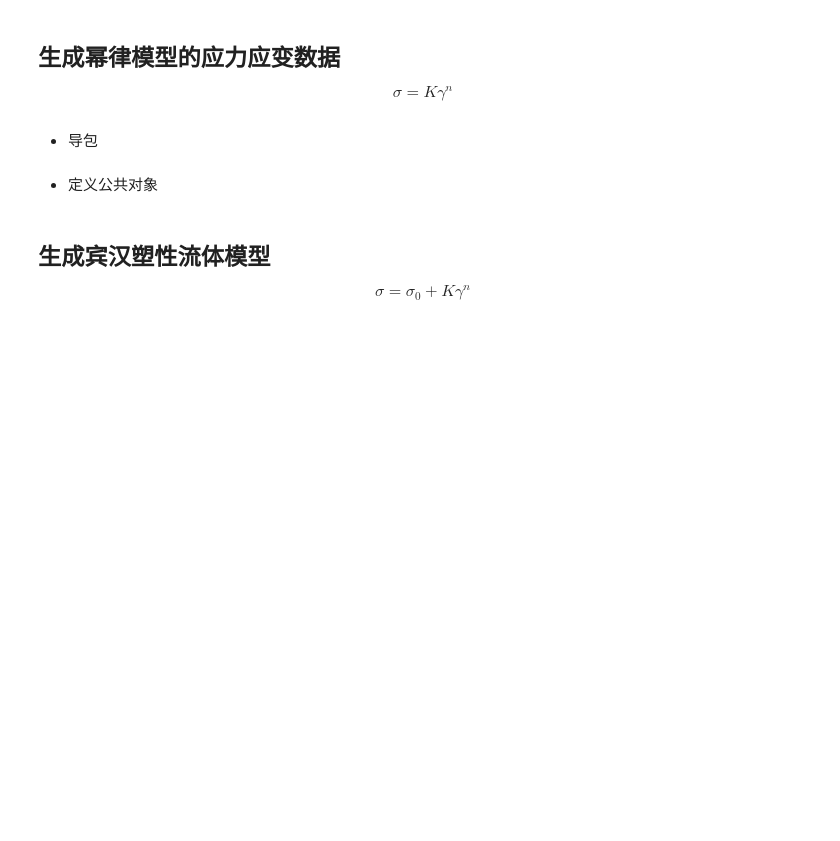
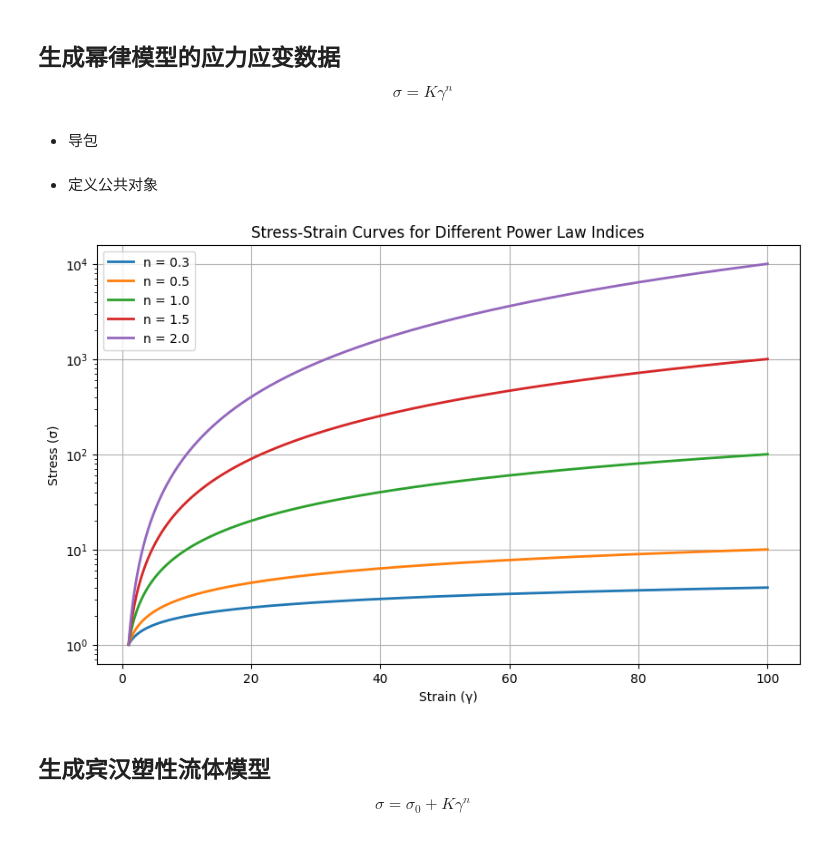
Before and after one commit to xiaolihuamao/Constitutive_Equation, a Jupyter notebook: stress_strain_fitting/data_generator.ipynb, the cells around one changed output. Cells and saved outputs as stored; diff of their text form; code cells hidden in the pictures; blank space fills up the shorter version.

```diff
--- a/stress_strain_fitting/data_generator.ipynb
+++ b/stress_strain_fitting/data_generator.ipynb
@@ -22,37 +22,40 @@ format1 = workbook.add_format({'num_format': '0.000000000000000'})
 # 参数
 K = 1.0  # 材料常数
 n_values = [0.3, 0.5, 1.0, 1.5, 2.0]  # 幂律指数列表
-epsilon_max = 100  # 最大应变
+epsilon_max = 100  # 最大剪切率
 num_points = 10000   # 数据点数量
 
 # 生成应变数据
-epsilon = np.linspace(0, epsilon_max, num_points)
+epsilon = np.linspace(1, epsilon_max, num_points)
 # 获取当前Jupyter Notebook文件的绝对路径
 
 # 绘制应力-应变曲线
 plt.figure(figsize=(10, 6))
 
 for n in n_values:
     # 根据幂律模型生成应力数据
     sigma = K * epsilon**n
     # 创建DataFrame
     data = pd.DataFrame({'Strain (γ)': epsilon, 'Stress (σ)': sigma})
 
     # 将数据写入Excel文件的不同工作簿
     data.to_excel(writer, sheet_name=f'n={n}', index=False, float_format='%.15f')
 
     # 绘制曲线
     plt.plot(epsilon, sigma, label=f'n = {n}', linewidth=2)
 
 # 保存Excel文件
 writer.close()
 
 plt.xlabel('Strain (γ)')
 plt.ylabel('Stress (σ)')
+plt.yscale('log')
 plt.title('Stress-Strain Curves for Different Power Law Indices')
 plt.legend()
 plt.grid(True)
 plt.show()
+# %% [output]
+[figure, added]
 # %% [markdown]
 ## 生成宾汉塑性流体模型
 $$\sigma=\sigma_0+K\gamma^n$$
```
Also changed, not shown: parts of 9 cells of this notebook, 20 other files.
